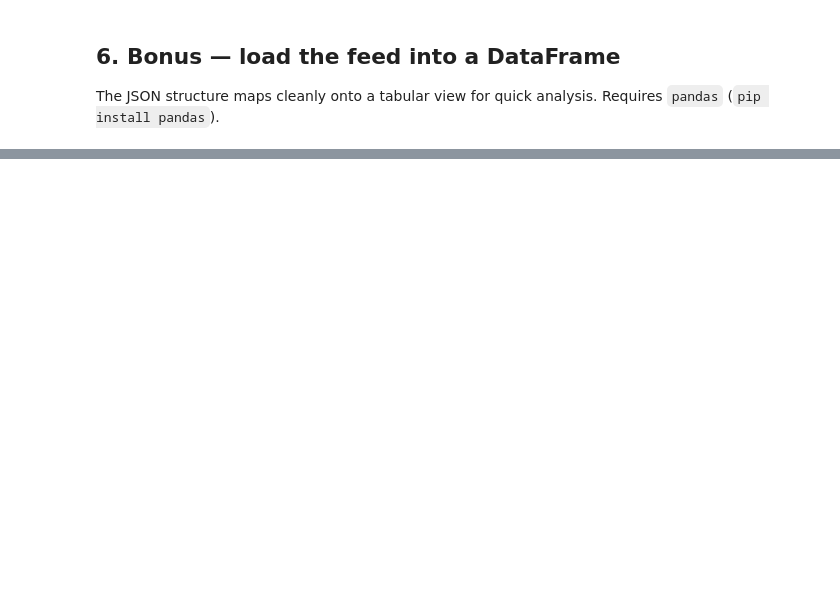
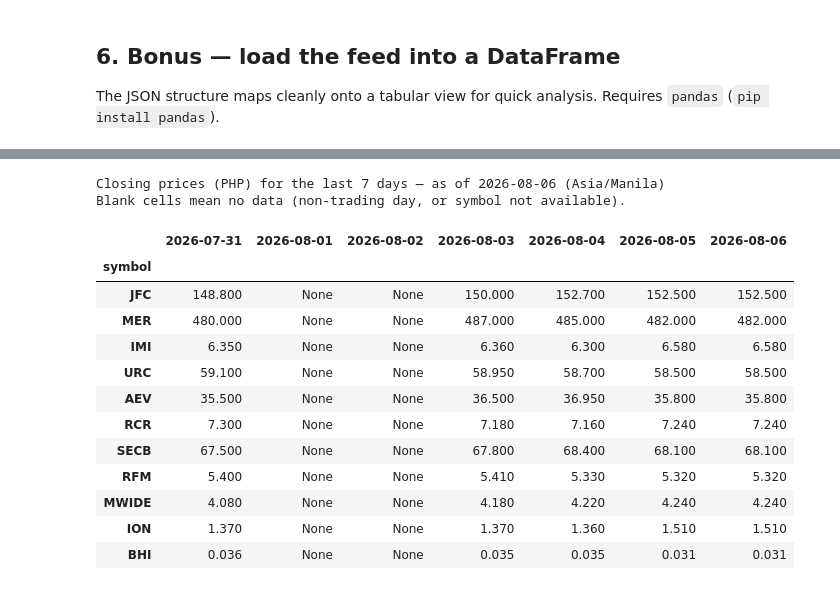
Before and after one commit to jmpareja/phisix-rust, a Jupyter notebook: notebooks/phisix_api_demo.ipynb, the cells around one changed output, grey strips where cells are left out. Cells and saved outputs as stored; diff of their text form; code cells hidden in the pictures; blank space fills up the shorter version.

```diff
--- a/notebooks/phisix_api_demo.ipynb
+++ b/notebooks/phisix_api_demo.ipynb
@@ -205,0 +346,60 @@ df.sort_values("percent_change", ascending=False).head(10)
+# %%
+import datetime
+import zoneinfo
+
+import pandas as pd
+
+# --- Your watchlist ------------------------------------------------------
+# A comma-separated string of PSE symbols (case-insensitive, spaces ignored).
+ASSETS = "JFC, MER, IMI, URC, AEV, RCR, SECB, RFM, MWIDE, ION, BHI"
+# -------------------------------------------------------------------------
+
+symbols = [s.strip().upper() for s in ASSETS.split(",") if s.strip()]
+
+# Build the last 7 calendar days in Asia/Manila (oldest -> newest).
+manila = zoneinfo.ZoneInfo("Asia/Manila")
+today = datetime.datetime.now(manila).date()
+dates = [today - datetime.timedelta(days=i) for i in range(6, -1, -1)]
+date_strs = [d.strftime("%Y-%m-%d") for d in dates]
+
+
+def fetch_close(symbol, date_str):
+    """Return the closing price for a symbol on a date, or None if unavailable.
+
+    Uses GET /stocks/{symbol}.{date}, which resolves from the local SQLite
+    archive first and falls back to the upstream proxy (caching the result).
+    """
+    try:
+        r = requests.get(f"{BASE_URL}/stocks/{symbol}.{date_str}", timeout=30)
+    except requests.exceptions.RequestException:
+        return None
+    if r.status_code != 200:
+        return None
+    stocks = r.json().get("stocks", [])
+    return stocks[0]["price"]["amount"] if stocks else None
+
+
+records = {sym: {d: fetch_close(sym, d) for d in date_strs} for sym in symbols}
+
+table = pd.DataFrame.from_dict(records, orient="index", columns=date_strs)
+table.index.name = "symbol"
+
+print(f"Closing prices (PHP) for the last 7 days — as of {today} (Asia/Manila)")
+print("Blank cells mean no data (non-trading day, or symbol not available).\n")
+table
+# %% [output]
+Closing prices (PHP) for the last 7 days — as of 2026-08-06 (Asia/Manila)
+Blank cells mean no data (non-trading day, or symbol not available).
+|  | 2026-07-31 | 2026-08-01 | 2026-08-02 | 2026-08-03 | 2026-08-04 | 2026-08-05 | 2026-08-06 |
+| symbol |  |  |  |  |  |  |  |
+| JFC | 148.800 | None | None | 150.000 | 152.700 | 152.500 | 152.500 |
+| MER | 480.000 | None | None | 487.000 | 485.000 | 482.000 | 482.000 |
+| IMI | 6.350 | None | None | 6.360 | 6.300 | 6.580 | 6.580 |
+| URC | 59.100 | None | None | 58.950 | 58.700 | 58.500 | 58.500 |
+| AEV | 35.500 | None | None | 36.500 | 36.950 | 35.800 | 35.800 |
+| RCR | 7.300 | None | None | 7.180 | 7.160 | 7.240 | 7.240 |
+| SECB | 67.500 | None | None | 67.800 | 68.400 | 68.100 | 68.100 |
+| RFM | 5.400 | None | None | 5.410 | 5.330 | 5.320 | 5.320 |
+| MWIDE | 4.080 | None | None | 4.180 | 4.220 | 4.240 | 4.240 |
+| ION | 1.370 | None | None | 1.370 | 1.360 | 1.510 | 1.510 |
+| BHI | 0.036 | None | None | 0.035 | 0.035 | 0.031 | 0.031 |
```
Also changed, not shown: parts of 37 cells of this notebook, 2 other files.
